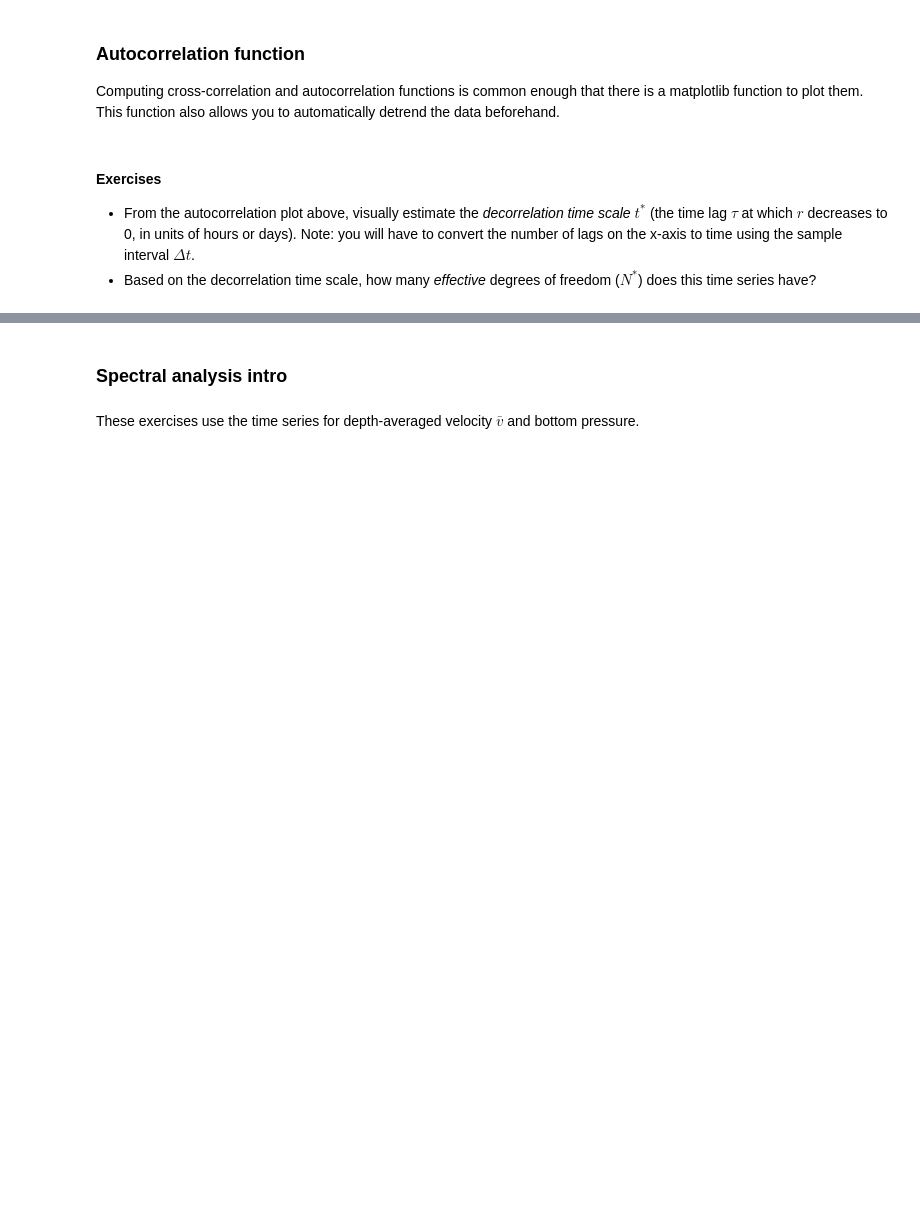
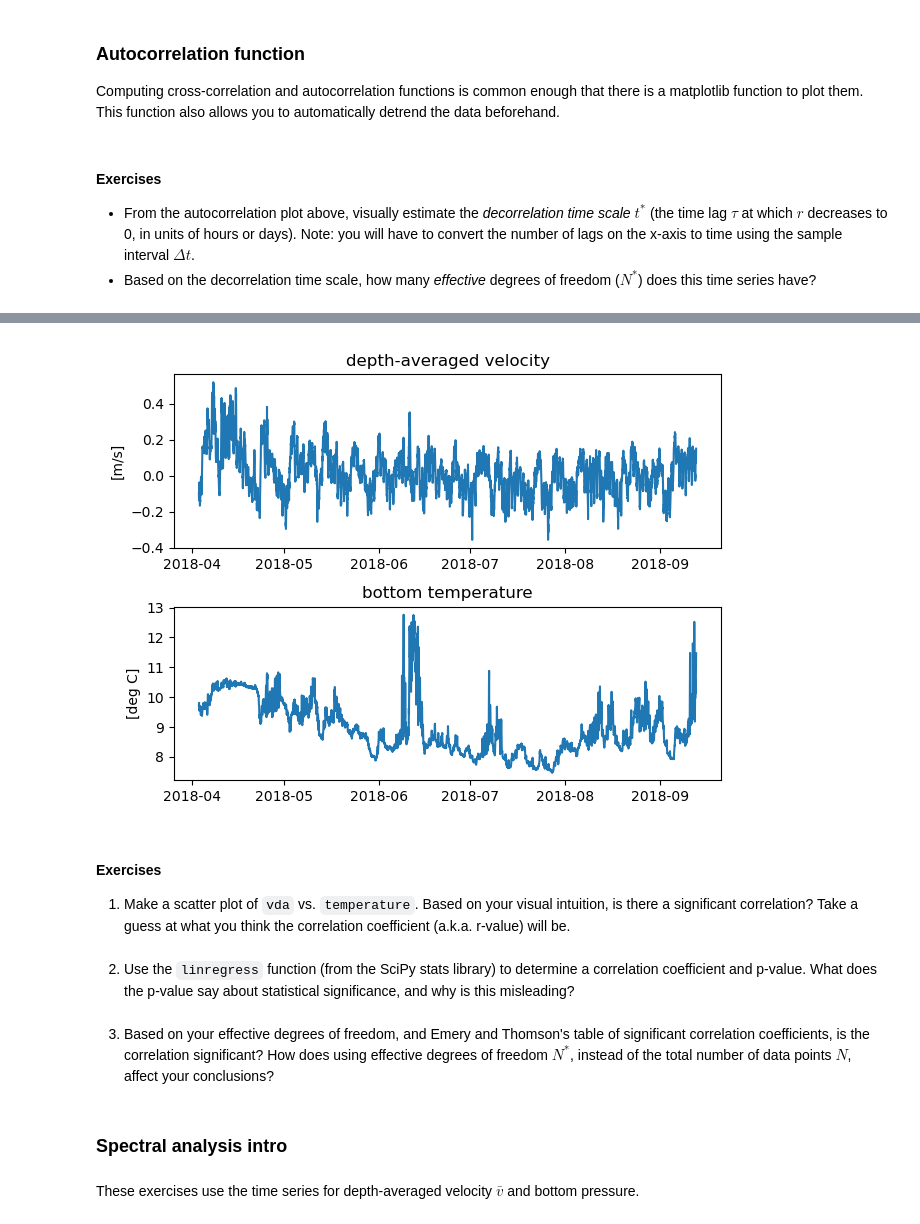
Before and after one commit to mlmldata24/Week8_9_OOI_ADCP_Analysis, a Jupyter notebook: 1-in-class-ooi-adcp-analysis.ipynb, the cells around one changed output, grey strips where cells are left out. Drawn from its saved outputs; the diff is of its cells as text; code cells hidden in the pictures; blank space fills up the shorter version.

```diff
--- a/1-in-class-ooi-adcp-analysis.ipynb
+++ b/1-in-class-ooi-adcp-analysis.ipynb
@@ -175,3 +186,27 @@ plt.title('autocorrelation function, depth-averaged v')
+# %%
+plt.figure()
+plt.subplot(211)
+plt.plot(ds['time'], ds['vda'])
+plt.title('depth-averaged velocity')
+plt.ylabel('[m/s]')
+
+plt.subplot(212)
+plt.plot(ds['time'], ds['temperature']/100)
+plt.title('bottom temperature')
+plt.ylabel('[deg C]')
+plt.tight_layout()
+# %% [output]
+[figure, added]
+# %% [markdown]
+#### Exercises
+
+1. Make a scatter plot of `vda` vs. `temperature`. Based on your visual intuition, is there a significant correlation? Take a guess at what you think the correlation coefficient (a.k.a. r-value) will be.
+# %% [markdown]
+
+2. Use the `linregress` function (from the SciPy stats library) to determine a correlation coefficient and p-value. What does the p-value say about statistical significance, and why is this misleading?
+# %% [markdown]
+
+3. Based on your effective degrees of freedom, and Emery and Thomson's table of significant correlation coefficients, is the correlation significant? How does using effective degrees of freedom $N^*$, instead of the total number of data points $N$, affect your conclusions?
 # %% [markdown]
 ### Spectral analysis intro
 # %% [markdown]
```
Also changed, not shown: parts of 3 cells of this notebook.
